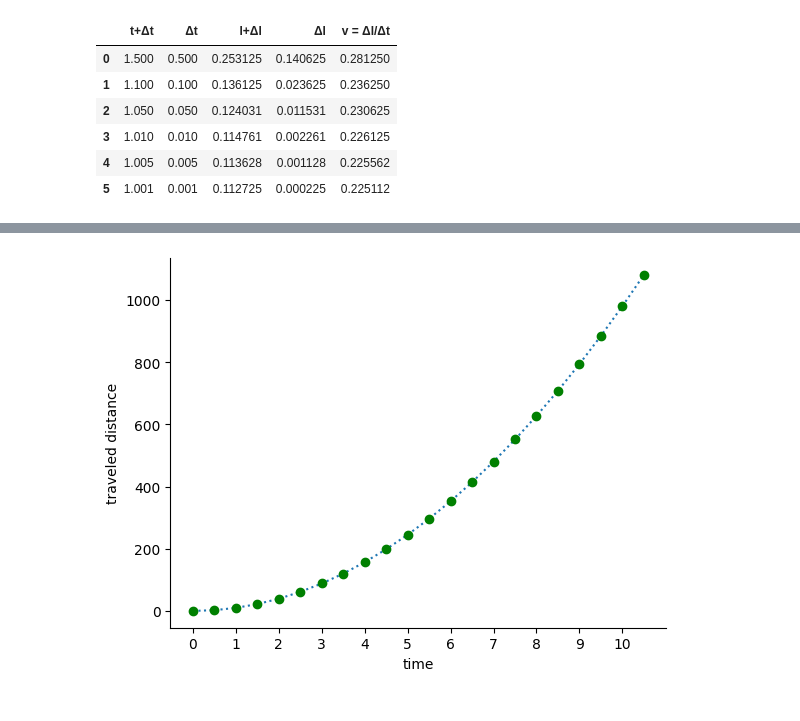
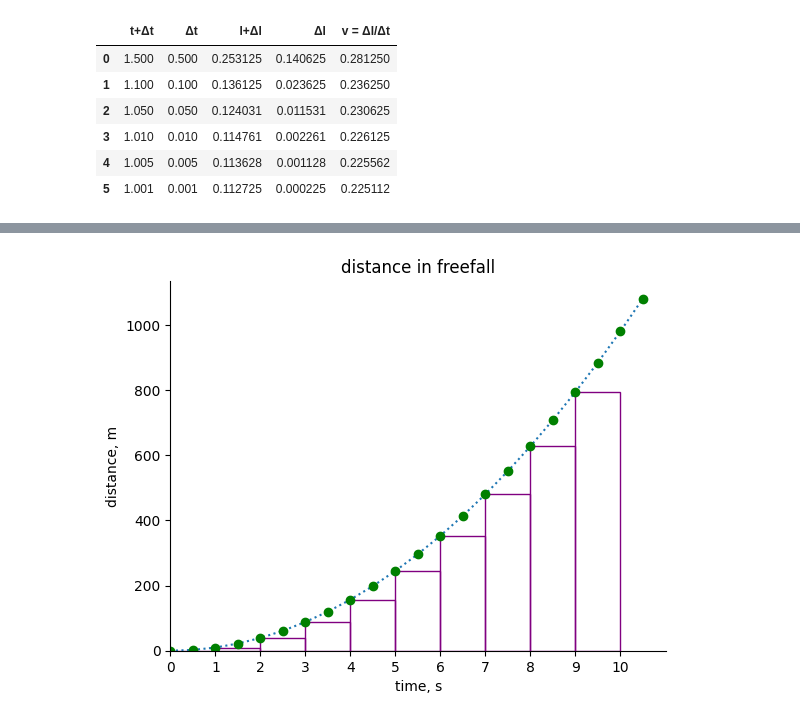
Before and after one commit to danila-zol/Introduction_to_Python_SAS, a Jupyter notebook: Code_Examples/Lecture7/calculus.ipynb, the cells around one changed output, grey strips where cells are left out. Cells and saved outputs as stored; diff of their text form; code cells hidden in the pictures.

```diff
--- a/Code_Examples/Lecture7/calculus.ipynb
+++ b/Code_Examples/Lecture7/calculus.ipynb
@@ -269,24 +447,31 @@ Every object on earth if dropped will be accelerated towards the ground at rate
 # %%
-t = np.arange(0, 11, 0.5)
-v = np.zeros_like(t)
-l = np.zeros_like(t)
+fig, ax = plt.subplots()
 
-g = 9.8
+step = 2
+for i in range(len(t) - step)[::step]:
+    sq = (
+        (t[i], 0),
+        (t[i], l[i]),
+        (t[i+step], l[i]),
+        (t[i+step], 0)
+    )
+    ax.add_patch(Polygon(sq, fill=False, color="purple"))
 
-v = g * t
-l = v * t
-
-fig, ax = plt.subplots()
 ax.plot(t, l, ":")
 ax.plot(t, l, "go")
-ax.set_xlabel("time")
-ax.set_ylabel("traveled distance")
+ax.set_xlabel("time, s")
+ax.set_ylabel("distance, m")
 ax.set_xticks(list(filter(lambda x: np.floor(x) == x, t)))
+ax.set_title("distance in freefall")
+
+# Start at origin
+ax.set_xlim(left=0)
+ax.set_ylim(bottom=0)
 
 # Ditch the box
 ax.spines["right"].set_visible(False)
 ax.spines["top"].set_visible(False)
 
 plt.show()
 # %% [output]
-[figure, old version]
+[figure, new version]
```
Also changed, not shown: parts of 17 cells of this notebook, 1 other file.
